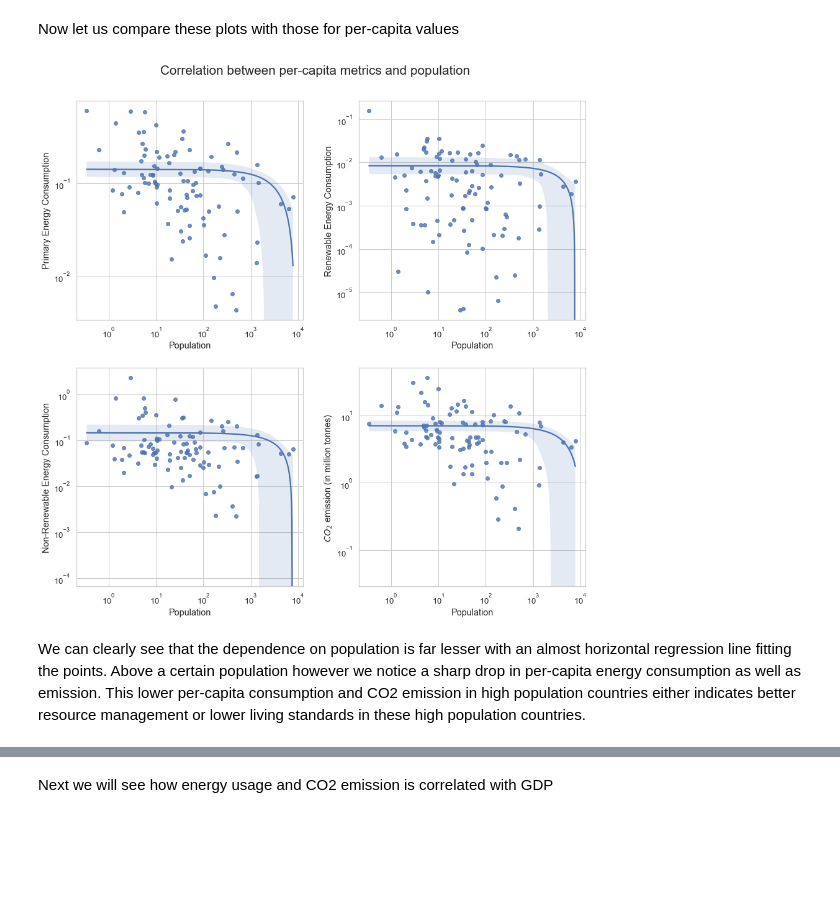
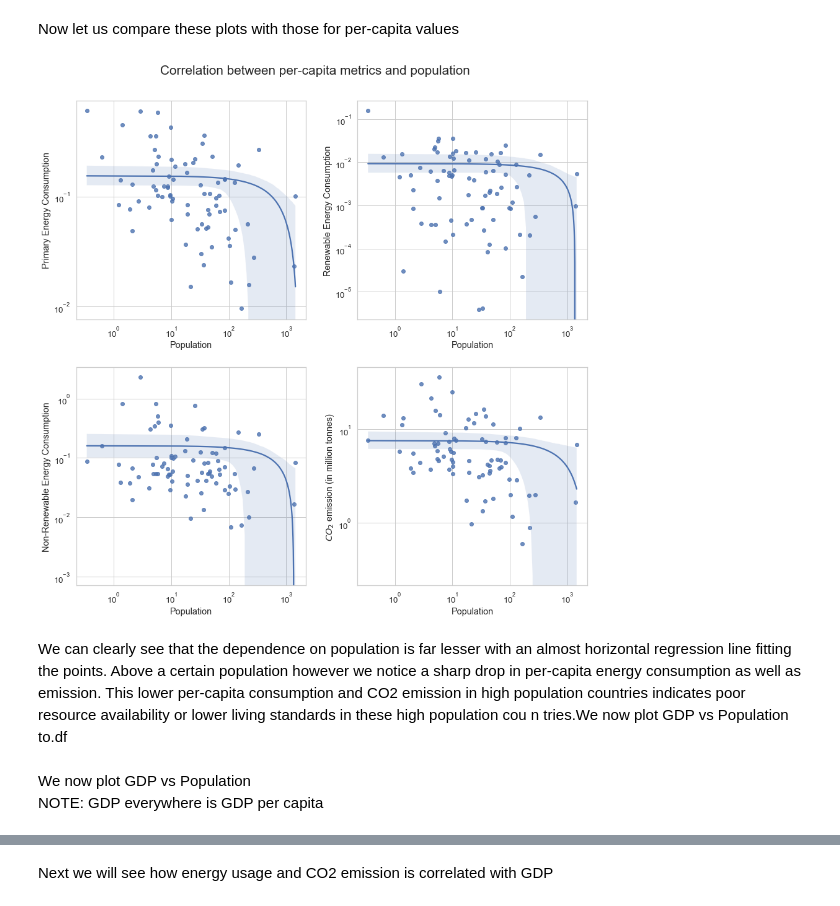
Before and after one commit to PranavaSinghal/DS203-Project, a Jupyter notebook: DS203_project.ipynb, the cells around one changed output, grey strips where cells are left out. Cells and saved outputs as stored; diff of their text form; code cells hidden in the pictures; blank space fills up the shorter version.

```diff
--- a/DS203_project.ipynb
+++ b/DS203_project.ipynb
@@ -1121,32 +1129,36 @@ Now let us compare these plots with those for per-capita values
 # %%
 sns.set(rc={'figure.figsize':(13, 13)}, font_scale = 1.2, style = "whitegrid")
 df_year = df_per_capita[df_per_capita['Year']==2020]
 df_year.reset_index()
+df_year = df_year[~df_year['Country'].str.contains(pat = "Total")]
 
 plt.suptitle('Correlation between per-capita metrics and population',fontsize = 'x-large')
 plt.subplot(2,2,1)
 sns.regplot(x=df_year['Population'], y=df_year['Total Primary Energy Consumption'])
 plt.xscale("log")
 plt.ylabel('Primary Energy Consumption')
 plt.yscale("log")
 plt.subplot(2, 2, 2)
 sns.regplot(x=df_year['Population'], y=df_year['Total Renewable Energy'])
 plt.xscale("log")
 plt.ylabel('Renewable Energy Consumption')
 plt.yscale("log")
 plt.subplot(2, 2, 3)
 sns.regplot(x=df_year['Population'], y=df_year['Total Non-Renewable Energy'])
 plt.xscale("log")
 plt.ylabel('Non-Renewable Energy Consumption')
 plt.yscale("log")
 plt.subplot(2, 2, 4)
 sns.regplot(x=df_year['Population'], y=df_year['CO2 (in million tonnes)'])
 plt.xscale("log")
 plt.ylabel(r'$CO_2$ emission (in million tonnes)')
 plt.yscale("log")
 plt.tight_layout(pad=2)
 plt.show()
 # %% [output]
-[figure, old version]
+[figure, new version]
 # %% [markdown]
-We can clearly see that the dependence on population is far lesser with an almost horizontal regression line fitting the points. Above a certain population however we notice a sharp drop in per-capita energy consumption as well as emission. This lower per-capita consumption and CO2 emission in high population countries either indicates better resource management or lower living standards in these high population countries.
+We can clearly see that the dependence on population is far lesser with an almost horizontal regression line fitting the points. Above a certain population however we notice a sharp drop in per-capita energy consumption as well as emission. This lower per-capita consumption and CO2 emission in high population countries indicates poor resource availability or lower living standards in these high population cou n tries.We now plot GDP vs Population to.df
+# %% [markdown]
+We now plot GDP vs Population <br>
+NOTE: GDP everywhere is GDP per capita
```
Also changed, not shown: parts of 13 cells of this notebook, 1 other file.
